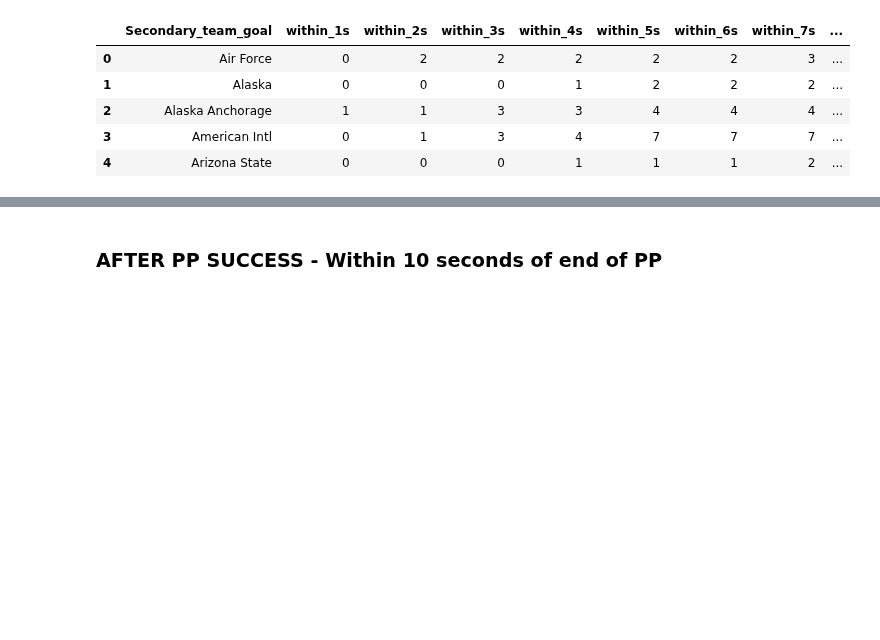
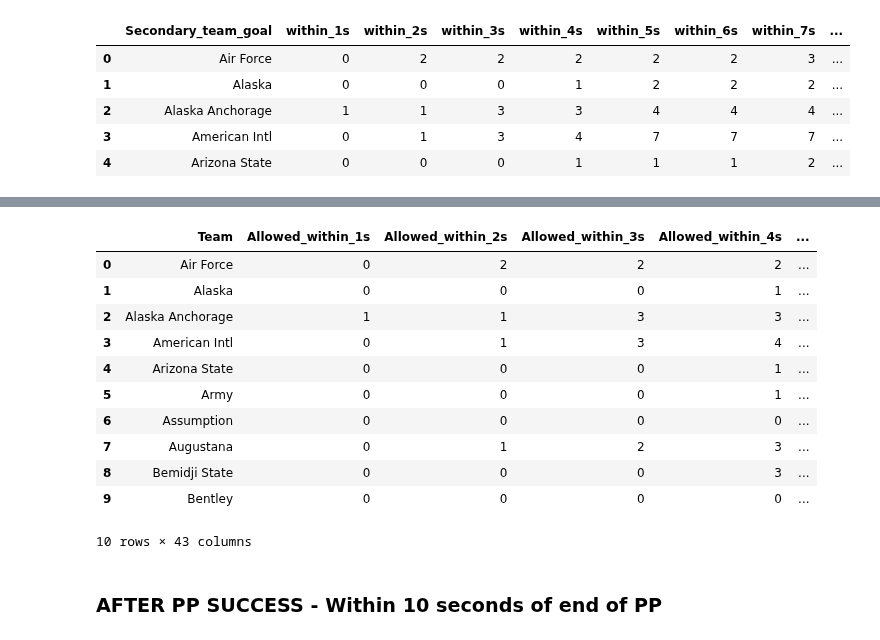
Before and after one commit to JSmith1826/college_hockey_2425, a Jupyter notebook: workbook/Play_by_Play_Explorer.ipynb, the cells around one changed output, grey strips where cells are left out. Cells and saved outputs as stored; diff of their text form; code cells hidden in the pictures; blank space fills up the shorter version.

```diff
--- a/workbook/Play_by_Play_Explorer.ipynb
+++ b/workbook/Play_by_Play_Explorer.ipynb
@@ -270,2 +235,38 @@ teams_goal_counts.head()
+# %%
+# # Merge the allowed goals DataFrame with the total goals DataFrame
+# face_off_goal_success = teams_goal_allowed.merge(teams_goal_counts, on='Team', how='left')
+# Calculate the percentage for each goal duration
+for sec in range(1, 11):
+    col = f'Allowed_within_{sec}s'
+    pct_col = f'{col}_pct'
+    teams_goal_allowed[pct_col] = teams_goal_allowed[col] / teams_goal_allowed['Total_Goals_Allowed']
+
+
+# Merge the allowed goals DataFrame with the total goals DataFrame
+face_off_goal_success = teams_goal_allowed.merge(teams_goal_counts, on='Team', how='left')
+# %%
+## Save Final Table to Data Folder
+# Get today's date as a string
+today = pd.Timestamp.now().strftime('%Y-%m-%d')
+face_off_goal_success.to_csv(os.path.join(data_folder, f'face_off_goal_success_{today}.csv'), index=False)
+
+# Examine table
+face_off_goal_success.head(10)
+
+# Check info
+# face_off_goal_success.info()
+# %% [output]
+|  | Team | Allowed_within_1s | Allowed_within_2s | Allowed_within_3s | Allowed_within_4s | ... |
+| 0 | Air Force | 0 | 2 | 2 | 2 | ... |
+| 1 | Alaska | 0 | 0 | 0 | 1 | ... |
+| 2 | Alaska Anchorage | 1 | 1 | 3 | 3 | ... |
+| 3 | American Intl | 0 | 1 | 3 | 4 | ... |
+| 4 | Arizona State | 0 | 0 | 0 | 1 | ... |
+| 5 | Army | 0 | 0 | 0 | 1 | ... |
+| 6 | Assumption | 0 | 0 | 0 | 0 | ... |
+| 7 | Augustana | 0 | 1 | 2 | 3 | ... |
+| 8 | Bemidji State | 0 | 0 | 0 | 3 | ... |
+| 9 | Bentley | 0 | 0 | 0 | 0 | ... |
+10 rows × 43 columns
 # %% [markdown]
 ### AFTER PP SUCCESS - Within 10 seconds of end of PP
```
Also changed, not shown: parts of 17 cells of this notebook, 2 other files.
